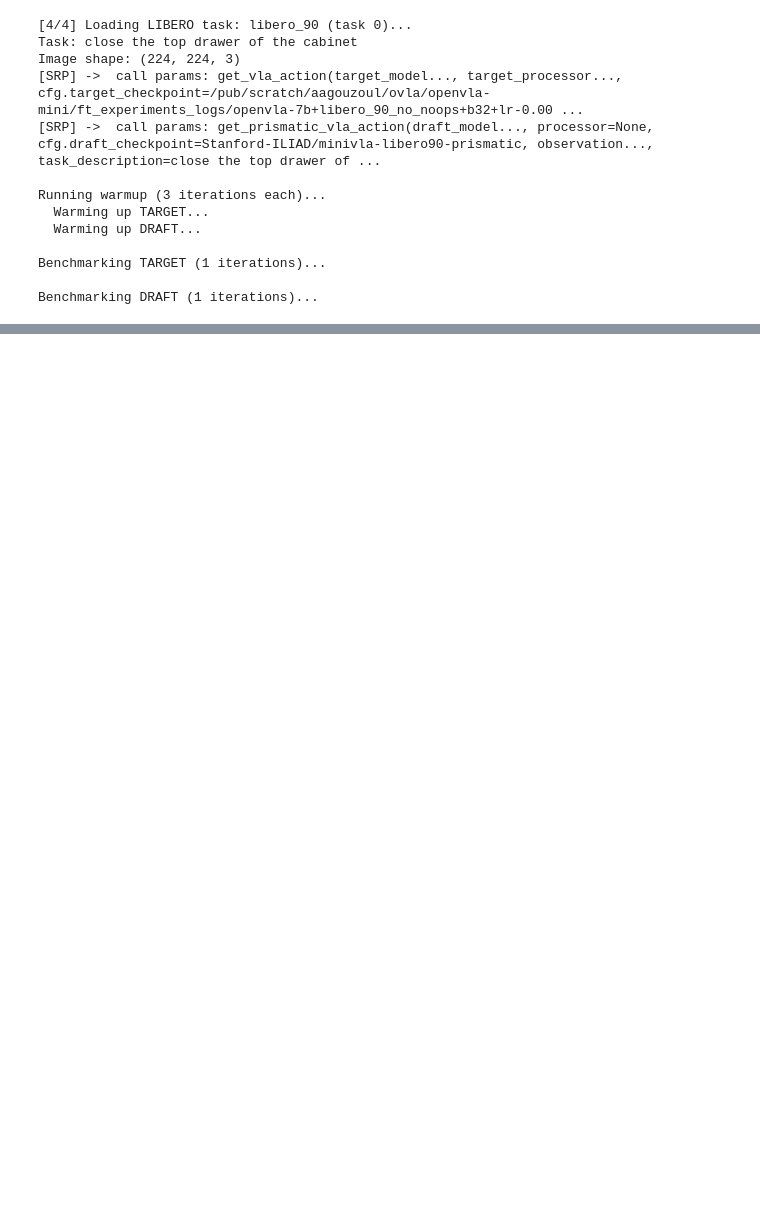
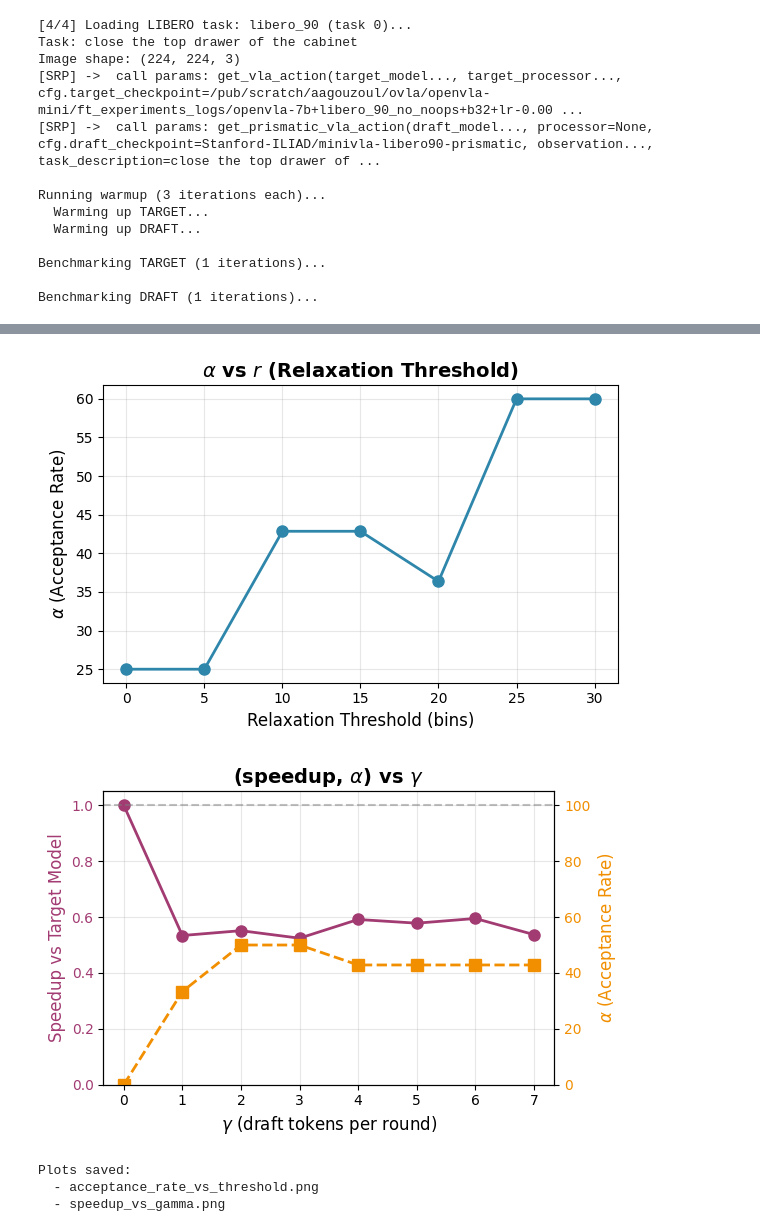
Before and after one commit to TheAyos/openvla-mini-specdec, a Jupyter notebook: experiments/specdec/benchmark_specdec_throughput.ipynb, the cells around one changed output, grey strips where cells are left out. Saved outputs shown, nothing was run; the diff lists cells and outputs as text; code cells hidden in the pictures; blank space fills up the shorter version.

Commit message:
add first plots

```diff
--- a/experiments/specdec/benchmark_specdec_throughput.ipynb
+++ b/experiments/specdec/benchmark_specdec_throughput.ipynb
@@ -5868,0 +1196,51 @@ NameError: name 'cfg' is not defined
+# %%
+# Plot acceptance rate vs relaxation threshold
+plt.figure(figsize=(6, 4))
+plt.plot(relaxation_thresholds, [r * 100 for r in acceptance_rates],
+         marker='o', linewidth=2, markersize=8, color='#2E86AB')
+plt.xlabel('Relaxation Threshold (bins)', fontsize=12)
+plt.ylabel(r'$\alpha$ (Acceptance Rate)', fontsize=12)
+plt.title(r'$\alpha$ vs $r$ (Relaxation Threshold)', fontsize=14, fontweight='bold')
+plt.grid(True, alpha=0.3)
+plt.tight_layout()
+plt.savefig('acceptance_rate_vs_threshold.png', dpi=300, bbox_inches='tight')
+plt.show()
+
+# Plot speedup vs gamma
+fig, ax1 = plt.subplots(figsize=(6, 4))
+
+color1 = '#A23B72'
+ax1.set_xlabel(r'$\gamma$ (draft tokens per round)', fontsize=12)
+ax1.set_ylabel('Speedup vs Target Model', fontsize=12, color=color1)
+ax1.plot(gamma_values, speedups, marker='o', linewidth=2, markersize=8,
+         color=color1, label='Speedup')
+ax1.tick_params(axis='y', labelcolor=color1)
+ax1.axhline(y=1.0, color='gray', linestyle='--', alpha=0.5, label='Baseline (no speedup)')
+ax1.grid(True, alpha=0.3)
+ax1.set_xticks(gamma_values)
+ax1.set_ylim(0.0, 1.05)
+
+# acceptance rate on secondary y-axis
+ax2 = ax1.twinx()
+color2 = '#F18F01'
+ax2.set_ylabel(r'$\alpha$ (Acceptance Rate)', fontsize=12, color=color2)
+ax2.plot(gamma_values, [r * 100 for r in acceptance_rates_gamma],
+         marker='s', linewidth=2, markersize=8, color=color2,
+         linestyle='--', label='Acceptance Rate')
+ax2.tick_params(axis='y', labelcolor=color2)
+ax2.set_ylim(0, 105)
+
+plt.title(r'(speedup, $\alpha$) vs $\gamma$', fontsize=14, fontweight='bold')
+fig.tight_layout()
+plt.savefig('speedup_vs_gamma.png', dpi=300, bbox_inches='tight')
+plt.show()
+
+print("Plots saved:")
+print("  - acceptance_rate_vs_threshold.png")
+print("  - speedup_vs_gamma.png")
+# %% [output]
+[figure, added]
+[figure, added]
+Plots saved:
+  - acceptance_rate_vs_threshold.png
+  - speedup_vs_gamma.png
```
Also changed, not shown: parts of 11 cells of this notebook, 2 other files.
